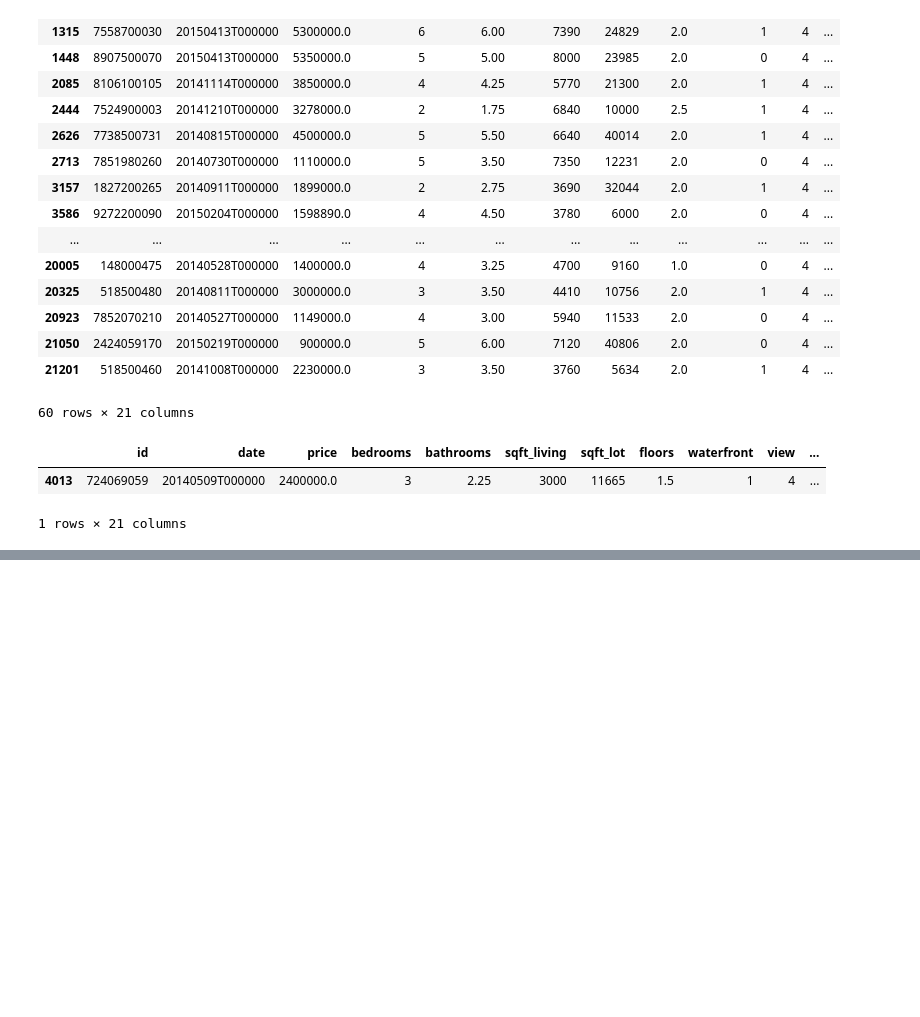
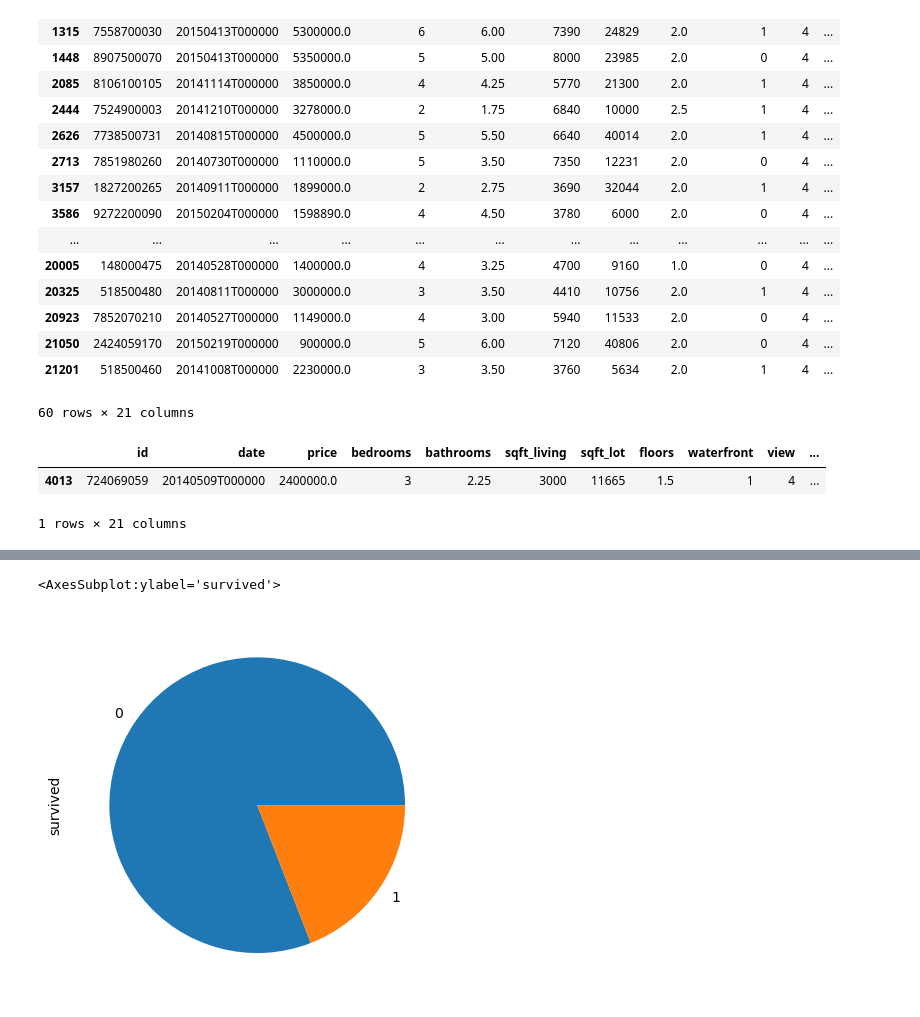
Before and after one commit to halimocakli/Data-Analysis-And-Visualization, a Jupyter notebook: 05-FilteringData/05_FilteringData.ipynb, the cells around one changed output, grey strips where cells are left out. Saved outputs shown, nothing was run; the diff lists cells and outputs as text; code cells hidden in the pictures; blank space fills up the shorter version.

```diff
--- a/05-FilteringData/05_FilteringData.ipynb
+++ b/05-FilteringData/05_FilteringData.ipynb
@@ -761,0 +902,5 @@ houses.zipcode.value_counts().head(10).plot(kind="bar")
+# %%
+titanic[~women]["survived"].value_counts().plot(kind="pie")
+# %% [output]
+<AxesSubplot:ylabel='survived'>
+[figure, added]
```
Also changed, not shown: parts of 51 cells of this notebook.
